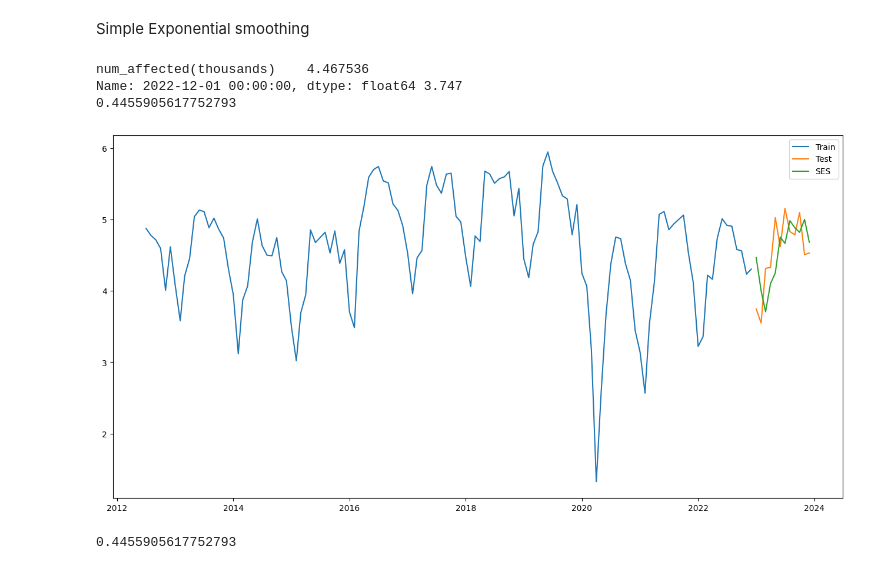
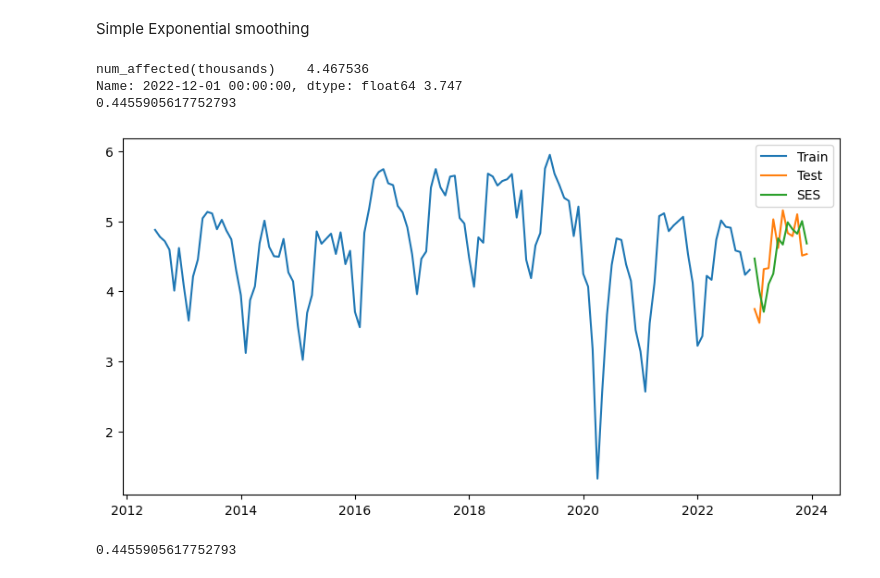
Before and after one commit to Y24-Y3/BigDataProject, a Jupyter notebook: NYC_Crashers.ipynb, the cells around one changed output. Saved outputs shown, nothing was run; the diff lists cells and outputs as text; code cells hidden in the pictures.

```diff
--- a/NYC_Crashers.ipynb
+++ b/NYC_Crashers.ipynb
@@ -419,35 +419,35 @@ y_hat_avg = test.copy()
 
 pred = []
 #s = 9
 a = 0.65
 #a = 2/(s+1)
 #ft = pd.DataFrame.ewm(train, alpha = a).mean()['gym'][-1]
 ft = pd.DataFrame.ewm(train, span = 10).mean().iloc[-1]
 #ft = train['gym'].mean()
 pred.append(ft)
 print(ft, test['num_affected(thousands)'][0])
 for i in range(1,len(test['num_affected(thousands)'])):
     dt = test['num_affected(thousands)'][i-1]
     ft_plus_1 = a*dt + (1-a)*ft
     #print(i, dt, ft, ft_plus_1)
     pred.append(ft_plus_1)
     ft = ft_plus_1
 y_hat_avg['SES'] = pd.Series(pred).values
 
 rms = np.sqrt(mean_squared_error(test, y_hat_avg.SES))
 print(rms)
 
-plt.figure(figsize=(16,8))
+plt.figure(figsize=(10,5))
 plt.plot(train, label='Train')
 plt.plot(test, label='Test')
 plt.plot(y_hat_avg['SES'], label='SES')
 plt.legend(loc='best')
 plt.show()
 # %% [output]
 num_affected(thousands)    4.467536
 Name: 2022-12-01 00:00:00, dtype: float64 3.747
 0.4455905617752793
-[figure, old version]
+[figure, new version]
 # %%
 rms = np.sqrt(mean_squared_error(test['num_affected(thousands)'], y_hat_avg.SES))
 print(rms)
```
Also changed, not shown: parts of 14 cells of this notebook.
